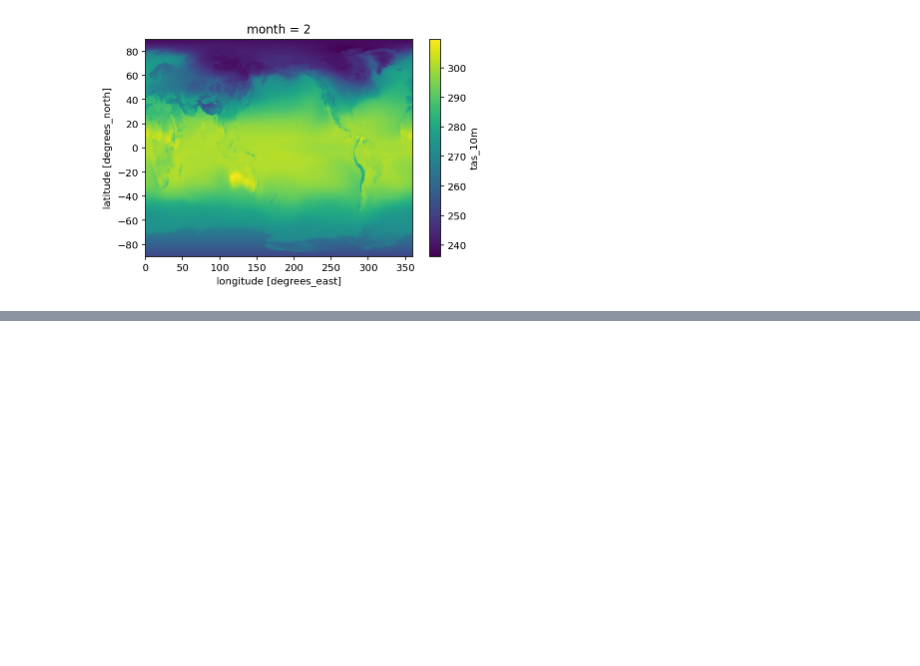
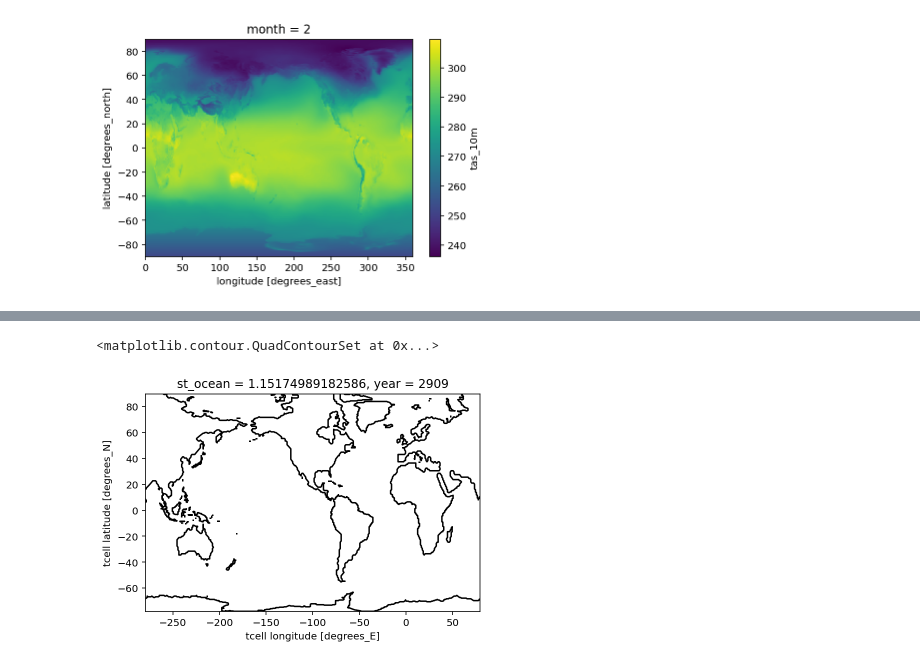
Before and after one commit to claireyung/unsw_clex_project_files, a Jupyter notebook: surface_air_temp.ipynb, the cells around one changed output, grey strips where cells are left out. Drawn from its saved outputs; the diff is of its cells as text; code cells hidden in the pictures; blank space fills up the shorter version.

```diff
--- a/surface_air_temp.ipynb
+++ b/surface_air_temp.ipynb
@@ -131,0 +142,10 @@ temp_month.isel(month = 1).plot()
+# %%
+dset = xr.merge([temp_cont.groupby('time.year').mean(dim='time').isel(year = 19,st_ocean = 0)])
+ds = dset
+mask_ocean = 1 * np.ones((ds.dims['yt_ocean'], ds.dims['xt_ocean'])) * np.isfinite(ds.temp)
+mask_land = 0 * np.ones((ds.dims['yt_ocean'], ds.dims['xt_ocean'])) * np.isnan(ds.temp)
+mask_array = mask_ocean + mask_land
+mask_array.plot.contour(colors = 'k', levels = [2])
+# %% [output]
+<matplotlib.contour.QuadContourSet at 0x...>
+[figure, added]
```
Also changed, not shown: parts of 27 cells of this notebook, 17 other files.
